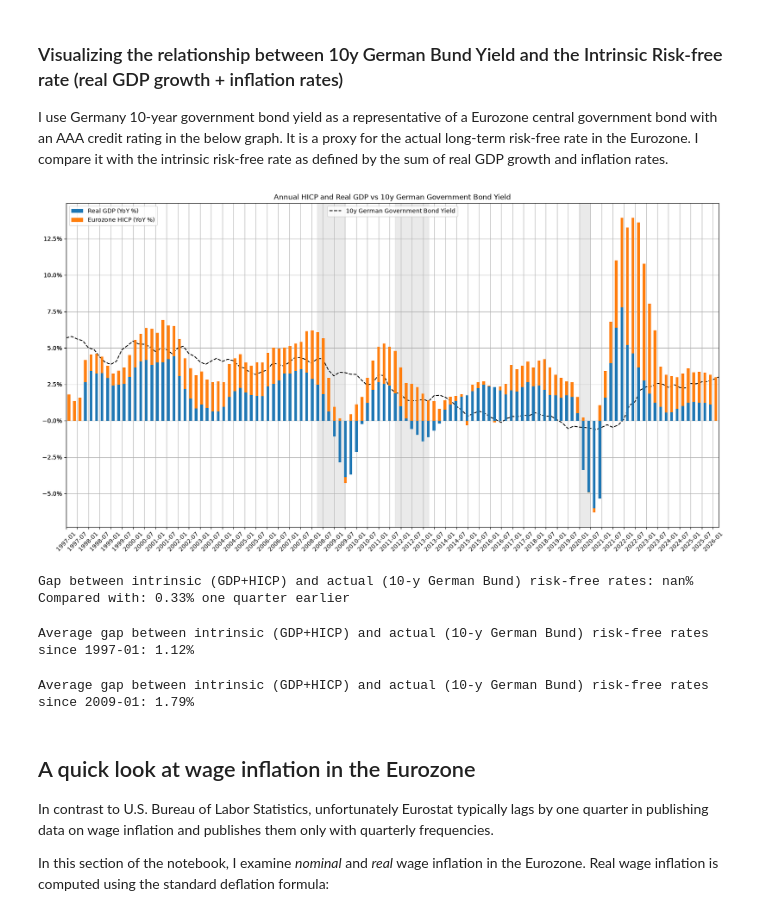
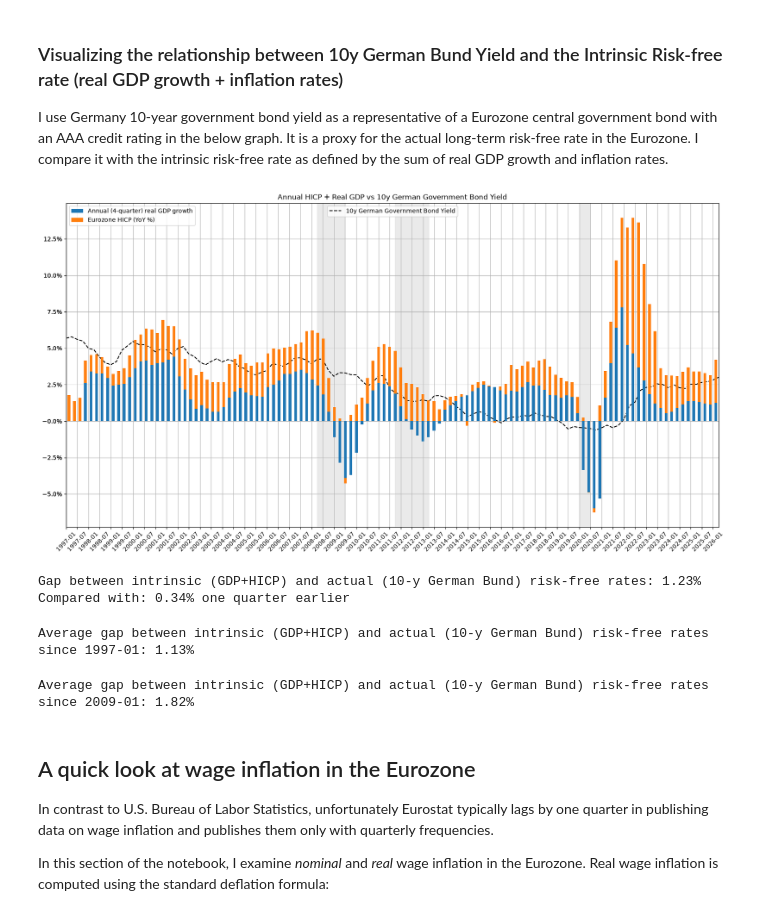
Before and after one commit to ilchen/EU_Economic_Data_Analysis, a Jupyter notebook: HICP_and_ECB_Rates.ipynb, the cells around one changed output. Cells and saved outputs as stored; diff of their text form; code cells hidden in the pictures.

```diff
--- a/HICP_and_ECB_Rates.ipynb
+++ b/HICP_and_ECB_Rates.ipynb
@@ -122,13 +122,13 @@ real_gdp = real_gdp.set_axis(pd.DatetimeIndex(real_gdp.index, 'QS'))
 # at an annual rate
 real_gdp_quarterly = ((real_gdp.iloc[:,1]/real_gdp.iloc[:,1].shift(1)).pow(4)-1)
 real_gdp = real_gdp.iloc[:,:1]
-real_gdp.rename(columns={'EA': 'Real GDP (YoY %)'}, inplace=True)
+real_gdp.rename(columns={'EA': 'Annual (4-quarter) real GDP growth'}, inplace=True)
 
 # To calculate the annual rate of GDP growth I sum up the non-seasonally adjusted GDP over the last 4 quarters.
 # If Eurostat were publishing seasonally adjusted GDP data at annual volumes (as is the case in the US),
 # I could calculate the mean over the past 4 quarters and use it as the actual annual GDP.
 real_gdp = real_gdp.rolling(4).sum().pct_change(4, fill_method=None)
-real_gdp['Real GDP (QoQ %, annual rate)'] = real_gdp_quarterly
+real_gdp['Real GDP growth over quarter (annualized)'] = real_gdp_quarterly
 real_gdp = real_gdp.loc['1997':]
 real_gdp.columns.names = [None]
 # %%
@@ -314,37 +315,38 @@ df.loc['2020':]
 I use Germany 10-year government bond yield as a representative of a Eurozone central government bond with an AAA credit rating in the below graph. It is a proxy for the actual long-term risk-free rate in the Eurozone. I compare it with the intrinsic risk-free rate as defined by the sum of real GDP growth and inflation rates.
 # %%
 ax = df.iloc[:, -1].plot(figsize=(20,10), grid=True,
-                         title='Annual HICP and Real GDP vs ' + DE_YIELD_LABEL,
+                         title='Annual HICP + Real GDP vs ' + DE_YIELD_LABEL,
                          xticks=df.index[::2], xlabel='', rot=45,
                          yticks=np.arange(-.15, .2, 0.025), linestyle='--', color='k')
 ax2 = ax.twiny()
-df.iloc[:,[0,1]].plot.bar(ax=ax2, xlabel='', stacked=True, x_compat=True)
+with pd.plotting.plot_params.use("x_compat", True):
+    df.iloc[:,[0,1]].plot.bar(ax=ax2, xlabel='', stacked=True)
 ax.legend(loc='upper center')
 add_recession_shading(ax, recessions, add_legend_entry=False)
 ax.yaxis.set_major_formatter(mtick.PercentFormatter(1))
 ax2.xaxis.set_major_locator(mtick.NullLocator())
 _ = ax.set_xticklabels(list(map('{:%Y-%m}'.format, df.index[::2])))
 # %% [output]
-[figure, old version]
+[figure, new version]
 # %%
 print('Gap between intrinsic (GDP+HICP) and actual (10-y German Bund) risk-free rates: {:.2%}\n'
       'Compared with: {:.2%} one quarter earlier'.format(
     df.iloc[-1,0] + df.iloc[-1,1] - df.iloc[-1,2], df.iloc[-2,0] + df.iloc[-2,1] - df.iloc[-2,2]))
 # %% [output]
-Gap between intrinsic (GDP+HICP) and actual (10-y German Bund) risk-free rates: nan%
-Compared with: 0.33% one quarter earlier
+Gap between intrinsic (GDP+HICP) and actual (10-y German Bund) risk-free rates: 1.23%
+Compared with: 0.34% one quarter earlier
 # %%
 print('Average gap between intrinsic (GDP+HICP) and actual (10-y German Bund) risk-free rates since {:%Y-%m}: {:.2%}'
       .format(df.index[0], df.iloc[:,0].mean() + df.iloc[:,1].mean() - df.iloc[:,2].mean()))
 # %% [output]
-Average gap between intrinsic (GDP+HICP) and actual (10-y German Bund) risk-free rates since 1997-01: 1.12%
+Average gap between intrinsic (GDP+HICP) and actual (10-y German Bund) risk-free rates since 1997-01: 1.13%
 # %%
 from_dt = pd.Timestamp(2009, 1, 1)
 means = df.loc[from_dt:].mean()
 print('Average gap between intrinsic (GDP+HICP) and actual (10-y German Bund) risk-free rates since {:%Y-%m}: {:.2%}'
       .format(from_dt, means.iloc[0] + means.iloc[1] - means.iloc[2]))
 # %% [output]
-Average gap between intrinsic (GDP+HICP) and actual (10-y German Bund) risk-free rates since 2009-01: 1.79%
+Average gap between intrinsic (GDP+HICP) and actual (10-y German Bund) risk-free rates since 2009-01: 1.82%
 # %% [markdown]
 ## A quick look at wage inflation in the Eurozone
 In contrast to U.S. Bureau of Labor Statistics, unfortunately Eurostat typically lags by one quarter in publishing data on wage inflation and publishes them only with quarterly frequencies.
```
Also changed, not shown: parts of 24 cells of this notebook, 1 other file.
